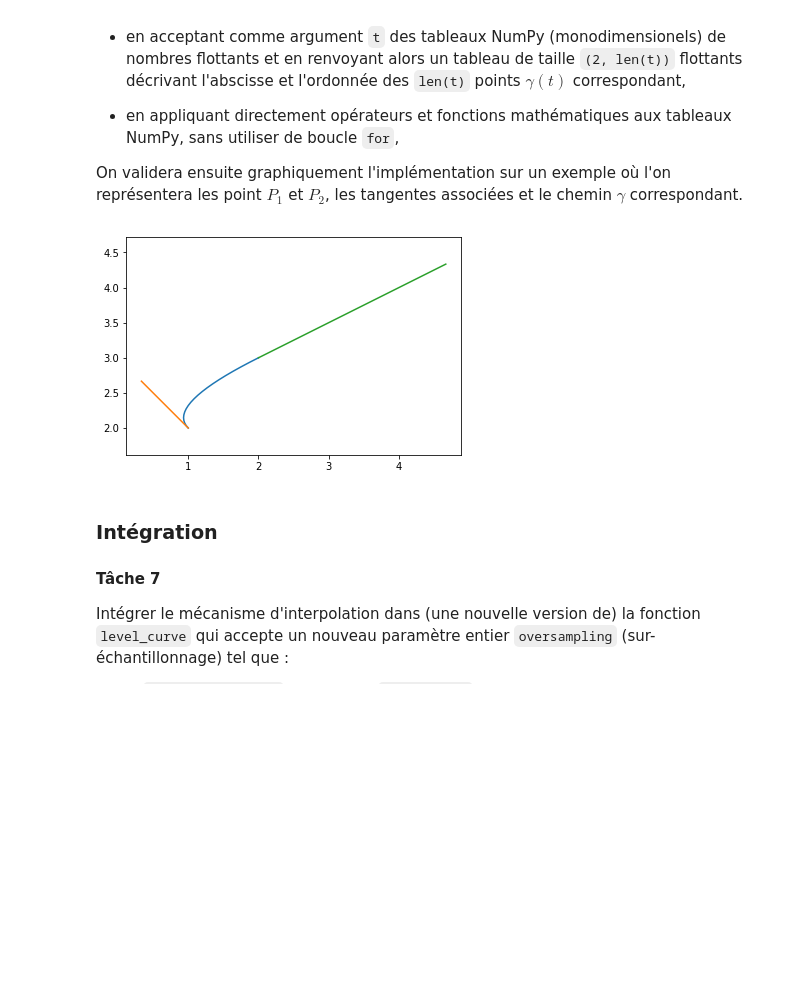
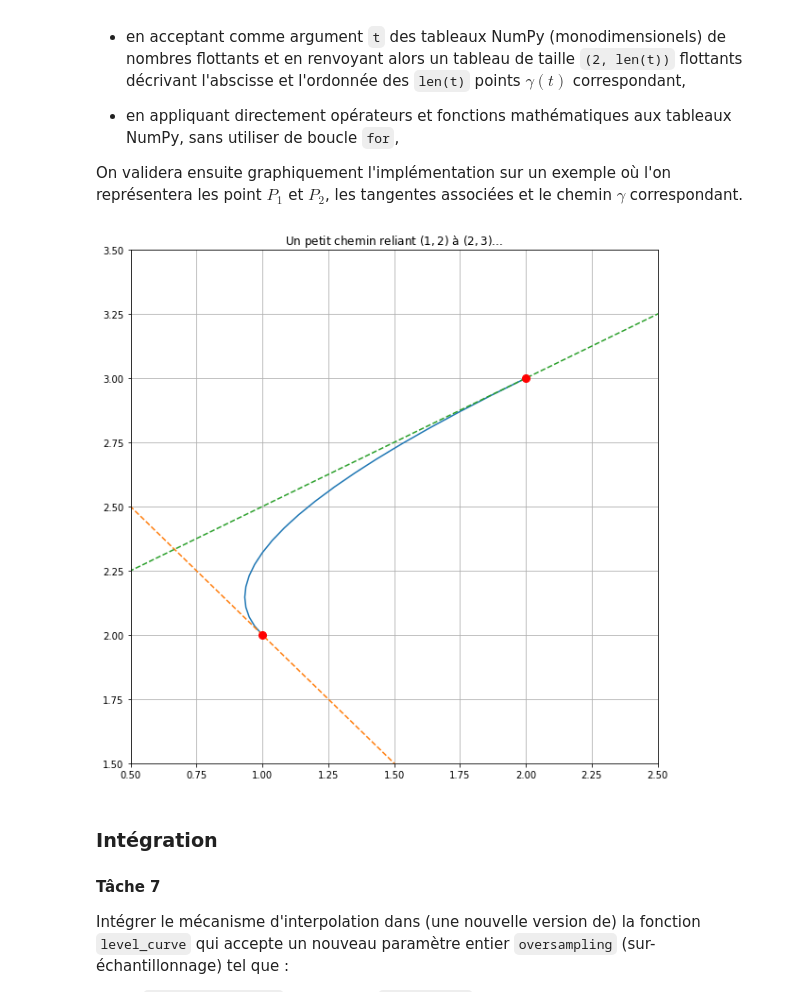
Before and after one commit to RobinWillocquet/projet-maths-octobre, a Jupyter notebook: Courbes de niveau.ipynb, the cells around one changed output. Saved outputs shown, nothing was run; the diff lists cells and outputs as text; code cells hidden in the pictures; blank space fills up the shorter version.

```diff
--- a/Courbes de niveau.ipynb
+++ b/Courbes de niveau.ipynb
@@ -540,38 +553,43 @@ def gammader(t,P1,P2,u1,u2):
 T = np.linspace(0,1,21)
 L = vectogamma(T,(1,2),(2,3),(-5,5),(2,1))
 penteP1 = gammader(0,(1,2),(2,3),(-5,5),(2,1))
 penteP2 = gammader(1,(1,2),(2,3),(-5,5),(2,1))
 
 def tangP1(x):
     vectP1 = list((penteP1[0]*x+1.0,penteP1[1]*x+2.0))
     return vectP1
 
 def tangP2(x):
     vectP2 = list((penteP2[0]*x+2.0,penteP2[1]*x+3.0))
     return vectP2
 
 def tanglist(L,i):
     if i==1:
         M = []
         for x in L:
             M.append(tangP1(x))
         return np.array(M)
     elif i==2:
         N = []
         for x in L:
             N.append(tangP2(x))
         return np.array(N)
     else:
         pass
 
-
+U = np.linspace(-2,2,41)
 plt.plot(L[::,0],L[::,1])
-plt.plot(tanglist(T,1)[::,0],tanglist(T,1)[::,1])
-plt.plot(tanglist(T,2)[::,0],tanglist(T,2)[::,1])
-plt.axis("equal")
+plt.plot(tanglist(U,1)[::,0],tanglist(U,1)[::,1],'--')
+plt.plot(tanglist(U,2)[::,0],tanglist(U,2)[::,1],'--')
+plt.plot([1.0],[2.0],'ro', markersize='8')
+plt.plot([2.0],[3.0],'ro', markersize='8')
+plt.title("Un petit chemin reliant $(1,2)$ à $(2,3)$...")
+plt.xlim(0.5,2.5)
+plt.ylim(1.5,3.5)
+plt.grid()
 plt.show()
 # %% [output]
-[figure, old version]
+[figure, new version]
 # %% [markdown]
 ### Intégration
 
```
Also changed, not shown: parts of 12 cells of this notebook.
